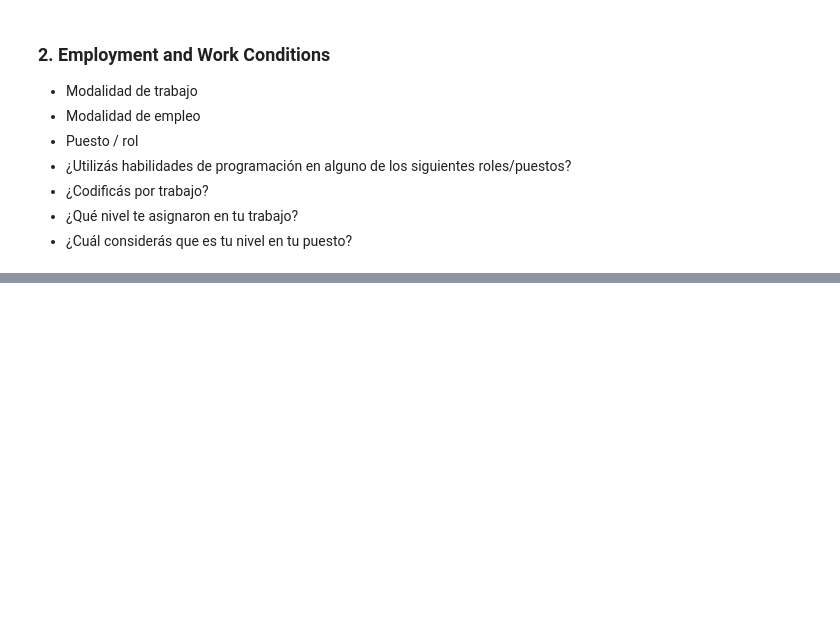
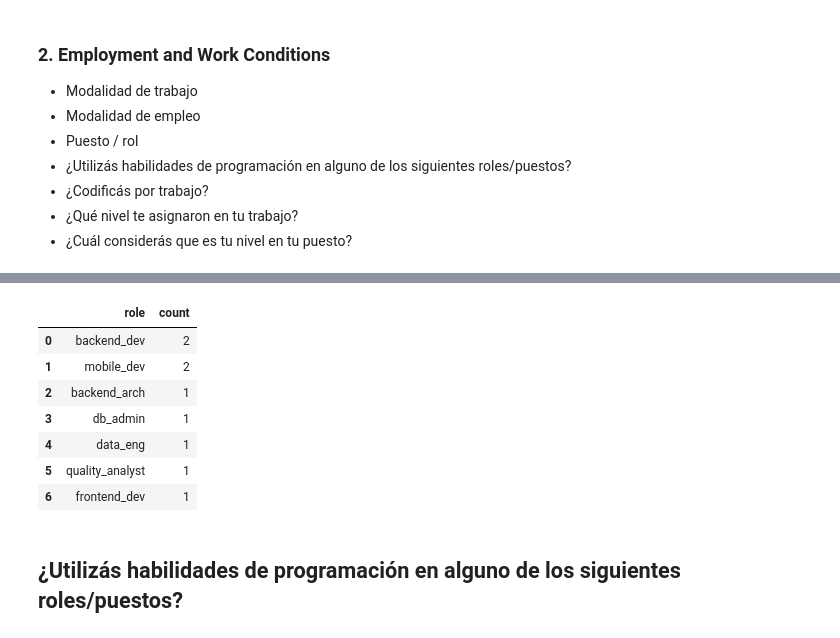
Before and after one commit to TorrezMN/Enc.-Devs-2024-Py, a Jupyter notebook: notebooks/empleo_y_condiciones_de_trabajo.ipynb, the cells around one changed output, grey strips where cells are left out. Cells and saved outputs as stored; diff of their text form; code cells hidden in the pictures; blank space fills up the shorter version.

```diff
--- a/notebooks/empleo_y_condiciones_de_trabajo.ipynb
+++ b/notebooks/empleo_y_condiciones_de_trabajo.ipynb
@@ -58,0 +131,18 @@ Index(['work_mode', 'employment_mode', 'role', 'prog_skills_in_role',
+# %%
+# Assuming get_column_uniques_count returns a Series object
+role_counts = get_column_uniques_count(df, "role")
+
+role_counts_df = uniques_count_to_dataframe(role_counts, 10)
+# %%
+role_counts_df
+# %% [output]
+|  | role | count |
+| 0 | backend_dev | 2 |
+| 1 | mobile_dev | 2 |
+| 2 | backend_arch | 1 |
+| 3 | db_admin | 1 |
+| 4 | data_eng | 1 |
+| 5 | quality_analyst | 1 |
+| 6 | frontend_dev | 1 |
+# %% [markdown]
+## ¿Utilizás habilidades de programación en alguno de los siguientes roles/puestos?
```
Also changed, not shown: parts of 29 cells of this notebook, 5 other files.
